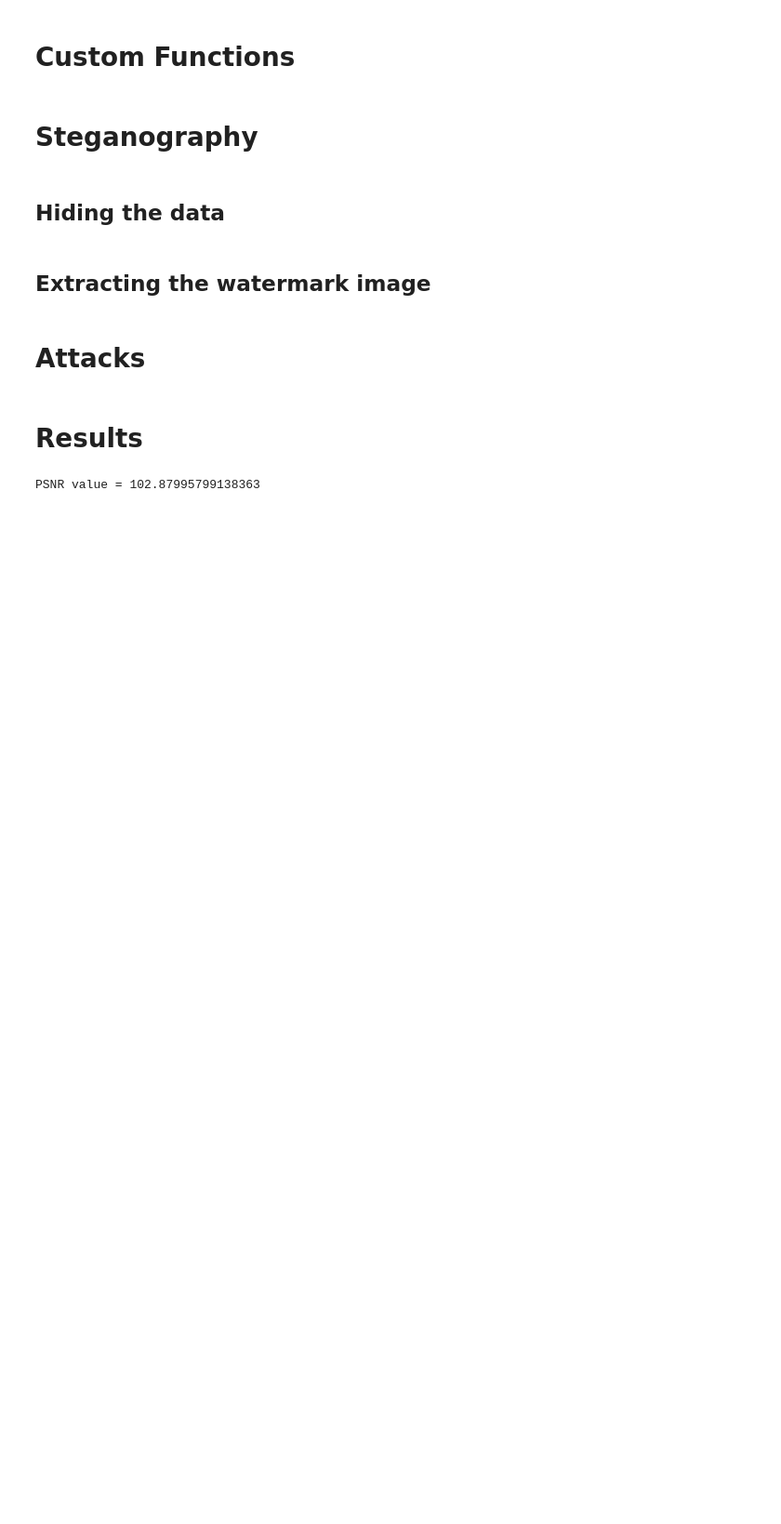
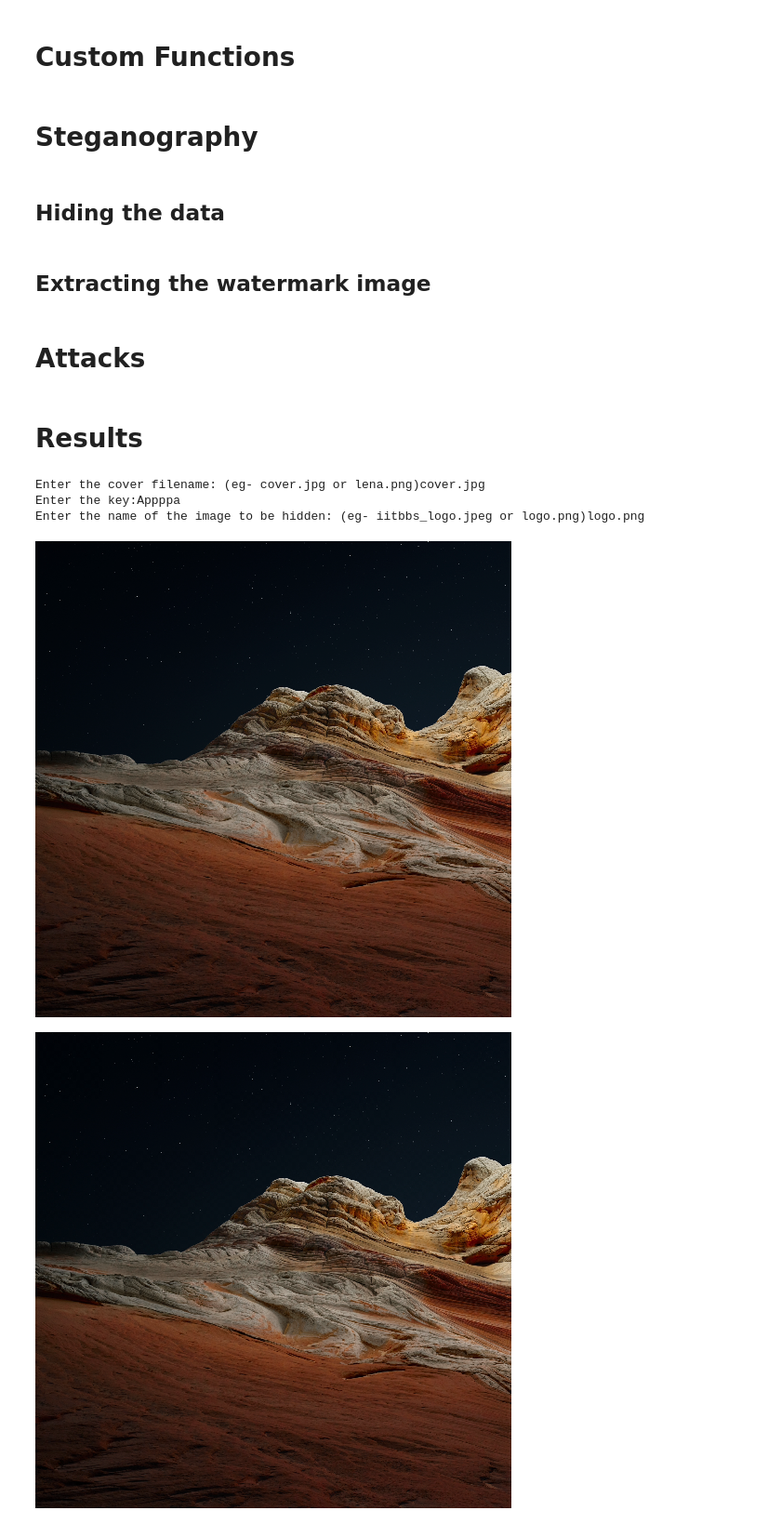
Before and after one commit to amyush/FrequencyDomain_Watermarking, a Jupyter notebook: watermarking.ipynb, the cells around one changed output. Shown at 93% size. Saved outputs shown, nothing was run; the diff lists cells and outputs as text; code cells hidden in the pictures; blank space fills up the shorter version.

```diff
--- a/watermarking.ipynb
+++ b/watermarking.ipynb
@@ -231,21 +268,19 @@ def attackRotate90(image):
 # %% [markdown]
 # **Results**
 # %%
-# coverFileName = input("Enter the cover filename: (eg- cover.jpg or lena.png)")
-# key = input("Enter the key:")
-# waterMarkImageName = input("Enter the name of the image to be hidden: (eg- iitbbs_logo.jpeg or logo.png)")
-
-coverFileName = 'lena.png'
-key = 'Appa'
-# hiddenImageName = 'iitbbs_logo.jpeg'
-hiddenImageName = 'logo.png'
+coverFileName = input("Enter the cover filename: (eg- cover.jpg or lena.png)")
+key = input("Enter the key:")
+hiddenImageName = input("Enter the name of the image to be hidden: (eg- iitbbs_logo.jpeg or logo.png)")
 
 originalImage, waterMarkedImage, waterMarkLogo, size = encodingImage(coverFileName, key, hiddenImageName)
 psnr = calculatePSNR(waterMarkedImage, originalImage)
-print('PSNR value = {}'.format(psnr))
 
-# cv2_imshow(originalImage)
-# cv2_imshow(waterMarkedImage)
+cv2_imshow(originalImage)
+cv2_imshow(waterMarkedImage)
 # %% [output]
-PSNR value = 102.87995799138363
+Enter the cover filename: (eg- cover.jpg or lena.png)cover.jpg
+Enter the key:Appppa
+Enter the name of the image to be hidden: (eg- iitbbs_logo.jpeg or logo.png)logo.png
+[figure, added]
+[figure, added]
 # %%
```
Also changed, not shown: parts of 12 cells of this notebook.
